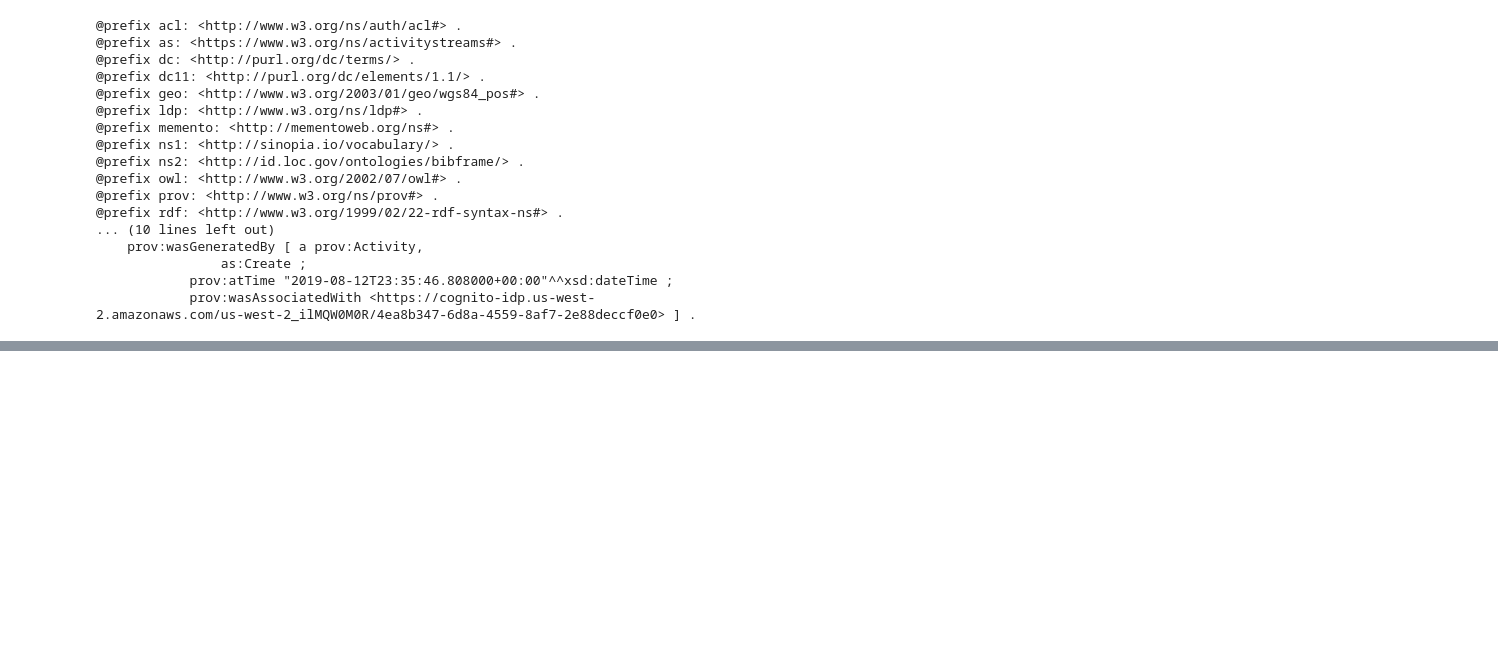
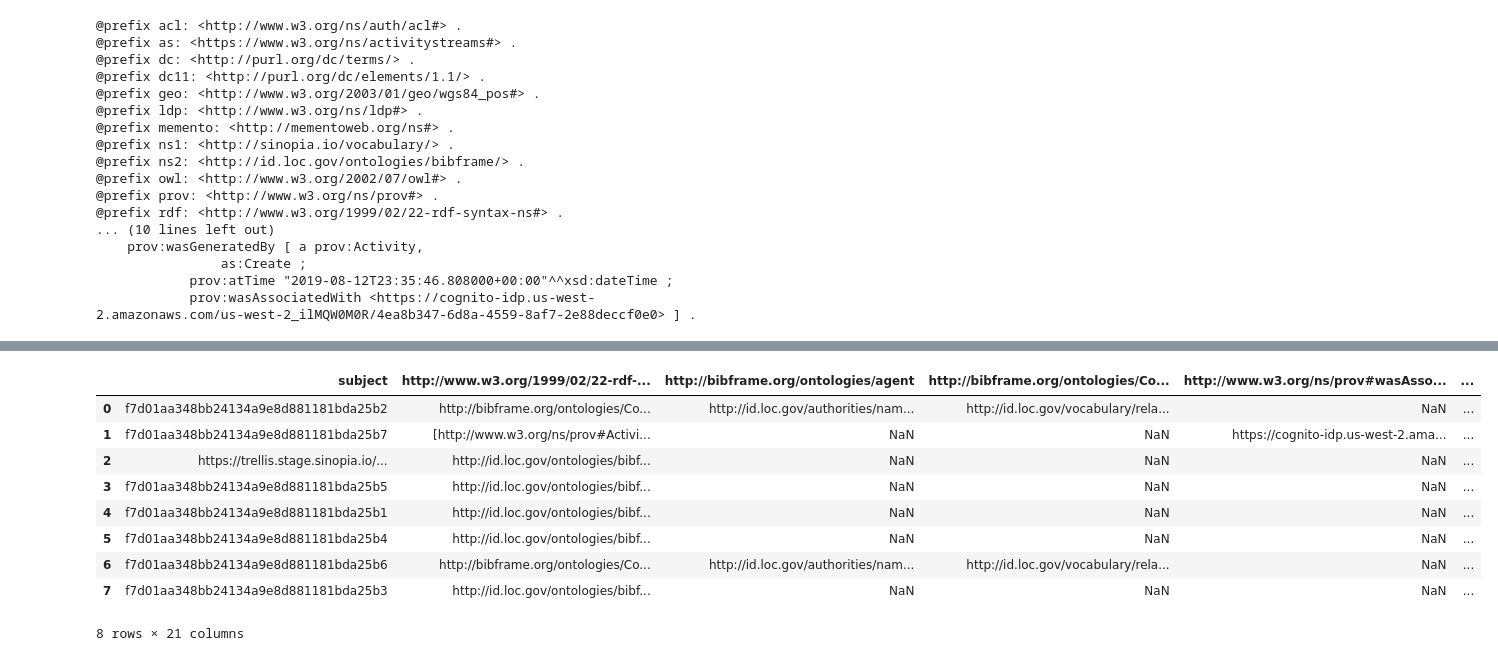
Before and after one commit to KnowledgeLinks/rdf-ai, a Jupyter notebook: doc/SinopiaClassification.ipynb, the cells around one changed output, grey strips where cells are left out. Cells and saved outputs as stored; diff of their text form; code cells hidden in the pictures; blank space fills up the shorter version.

```diff
--- a/doc/SinopiaClassification.ipynb
+++ b/doc/SinopiaClassification.ipynb
@@ -57,14 +57,16 @@ print(single_graph.serialize(format='turtle').decode())
 BF = rdflib.Namespace("http://id.loc.gov/ontologies/bibframe/")
 # %%
 def rdf_series(graph, subject):
-    data = [str(subject)]
-    index = ['subject']
+    index_data = { 'subject': str(subject) }
     for p,o in graph.predicate_objects(subject=subject):
-        # Predicate is added to index
-        index.append(str(p))
-        # Object is store in data
-        data.append(str(o))
-    return pd.Series(data, index)
+        if str(p) in index_data:
+            if isinstance(index_data[str(p)], list):
+                index_data[str(p)].append(str(o))
+            else:
+                index_data[str(p)] = [index_data[str(p)], str(o)]
+        else:
+            index_data[str(p)] = str(o)
+    return pd.Series(index_data)
 
 def load_graph(graph):
     data_series = []
@@ -72,4 +74,4 @@ def load_graph(graph):
     for subject in set(graph.subjects()):
         data_series.append(rdf_series(graph, subject))
     # For now returns a list, should create data frames for each rdf:type
-    return data_series
+    return pd.DataFrame(data_series)
@@ -95,0 +80,10 @@ data_frames
+# %%
+def load_data(path):
+    for filename in next(os.walk(path))[-1]:
+        graph = rdflib.Graph()
+        graph.parse(os.path.join(path, filename), format='turtle')
+        yield load_graph(graph)
+# %%
+training_iterator = load_data("../../sinopia-data/2019/10/24/train/")
+first_df = next(training_iterator)
+second_df = next(training_iterator)
@@ -95,0 +102,13 @@ data_frames
+# %%
+second_df
+# %% [output]
+|  | subject | http://www.w3.org/1999/02/22-rdf-... | http://bibframe.org/ontologies/agent | http://bibframe.org/ontologies/Co... | http://www.w3.org/ns/prov#wasAsso... | ... |
+| 0 | f7d01aa348bb24134a9e8d881181bda25b2 | http://bibframe.org/ontologies/Co... | http://id.loc.gov/authorities/nam... | http://id.loc.gov/vocabulary/rela... | NaN | ... |
+| 1 | f7d01aa348bb24134a9e8d881181bda25b7 | [http://www.w3.org/ns/prov#Activi... | NaN | NaN | https://cognito-idp.us-west-2.ama... | ... |
+| 2 | https://trellis.stage.sinopia.io/... | http://id.loc.gov/ontologies/bibf... | NaN | NaN | NaN | ... |
+| 3 | f7d01aa348bb24134a9e8d881181bda25b5 | http://id.loc.gov/ontologies/bibf... | NaN | NaN | NaN | ... |
+| 4 | f7d01aa348bb24134a9e8d881181bda25b1 | http://id.loc.gov/ontologies/bibf... | NaN | NaN | NaN | ... |
+| 5 | f7d01aa348bb24134a9e8d881181bda25b4 | http://id.loc.gov/ontologies/bibf... | NaN | NaN | NaN | ... |
+| 6 | f7d01aa348bb24134a9e8d881181bda25b6 | http://bibframe.org/ontologies/Co... | http://id.loc.gov/authorities/nam... | http://id.loc.gov/vocabulary/rela... | NaN | ... |
+| 7 | f7d01aa348bb24134a9e8d881181bda25b3 | http://id.loc.gov/ontologies/bibf... | NaN | NaN | NaN | ... |
+8 rows × 21 columns
```
Also changed, not shown: parts of 3 cells of this notebook.
